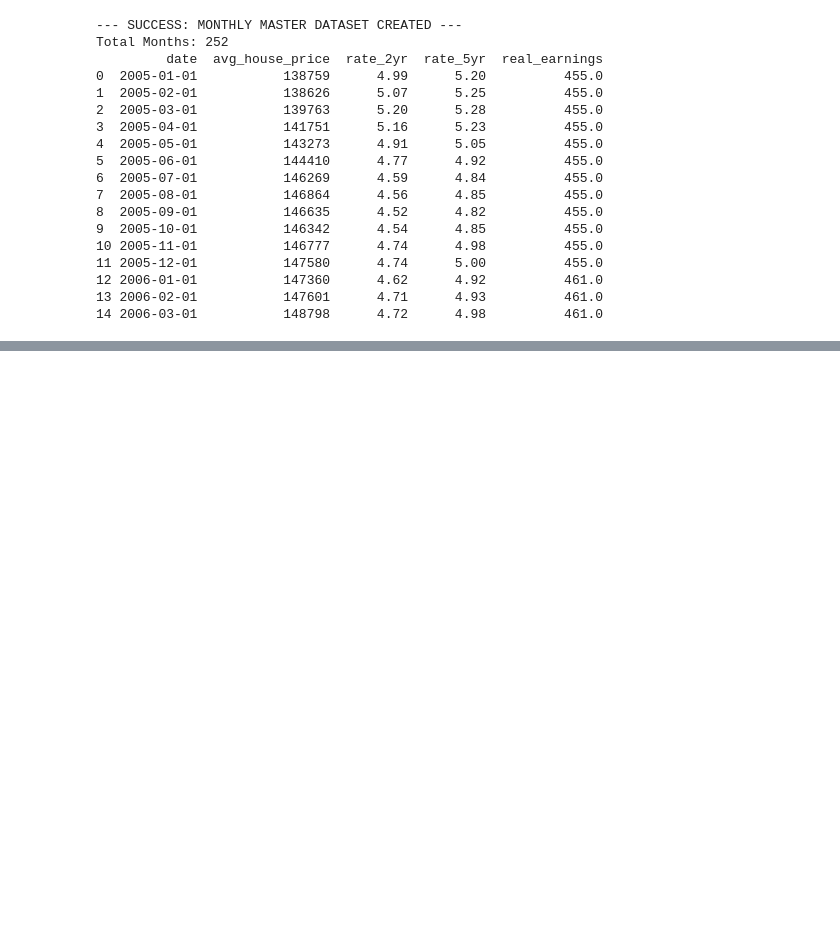
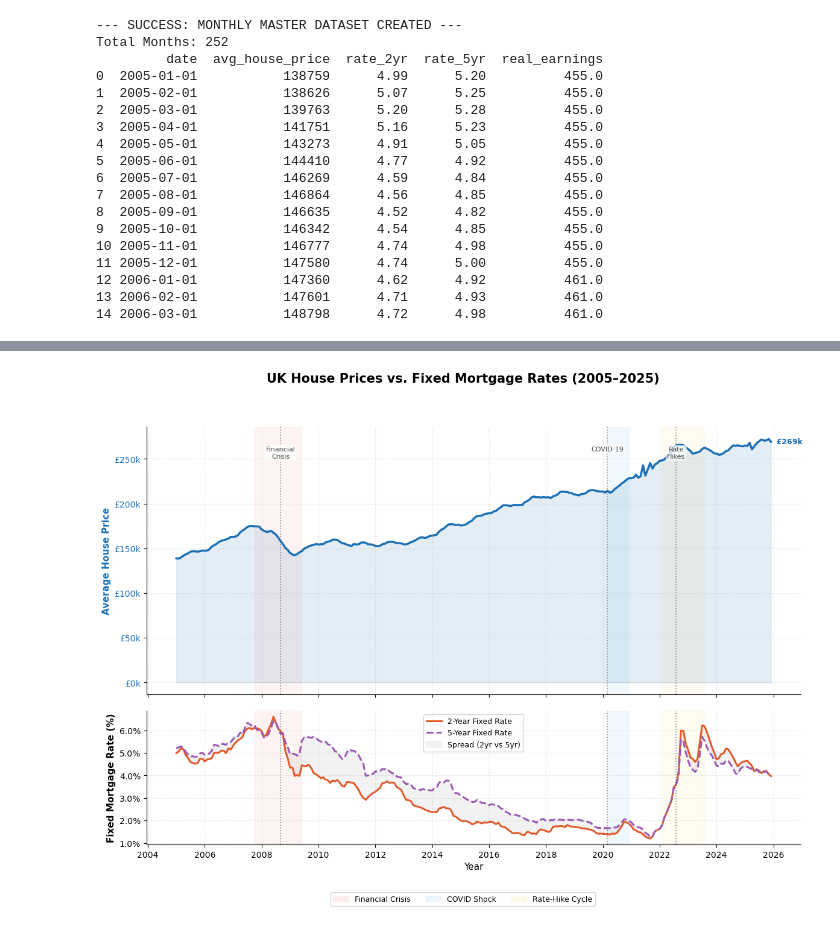
Before and after one commit to Nalyan-Beytula/Data-Science, a Jupyter notebook: UK_Housing_Prices_Mortgage_Affordability.ipynb, the cells around one changed output, grey strips where cells are left out. Saved outputs shown, nothing was run; the diff lists cells and outputs as text; code cells hidden in the pictures; blank space fills up the shorter version.

```diff
--- a/UK_Housing_Prices_Mortgage_Affordability.ipynb
+++ b/UK_Housing_Prices_Mortgage_Affordability.ipynb
@@ -212,0 +198,80 @@ plt.show()
+# %%
+plt.rcParams.update({
+    'font.family': 'sans-serif',
+    'axes.spines.top': False,
+    'axes.spines.right': False,
+    'axes.grid': True,
+    'grid.alpha': 0.25,
+    'grid.linestyle': '--',
+})
+
+COLOR_PRICE = '#1a6fb5'
+COLOR_2YR   = '#e05a2b'
+COLOR_5YR   = '#9b59b6'
+
+fig, (ax_top, ax_bot) = plt.subplots(
+    2, 1, figsize=(14, 9),
+    gridspec_kw={'height_ratios': [2, 1], 'hspace': 0.08},
+    sharex=True
+)
+
+shock_bands = [
+    ('2007-10-01', '2009-06-01', '#fdecea'),
+    ('2020-03-01', '2020-12-01', '#e8f4fd'),
+    ('2022-02-01', '2023-08-01', '#fef9e7'),
+]
+for start, end, col in shock_bands:
+    for ax in (ax_top, ax_bot):
+        ax.axvspan(pd.to_datetime(start), pd.to_datetime(end), color=col, alpha=0.6, zorder=0)
+
+ax_top.fill_between(master_data['date'], master_data['avg_house_price'], alpha=0.12, color=COLOR_PRICE)
+ax_top.plot(master_data['date'], master_data['avg_house_price'],
+            color=COLOR_PRICE, linewidth=2.5, label='Avg House Price')
+ax_top.yaxis.set_major_formatter(plt.FuncFormatter(lambda x, _: f'£{x/1000:.0f}k'))
+ax_top.set_ylabel('Average House Price', fontsize=11, fontweight='bold', color=COLOR_PRICE)
+ax_top.tick_params(axis='y', labelcolor=COLOR_PRICE)
+
+last = master_data.iloc[-1]
+ax_top.annotate(f"  £{last['avg_house_price']/1000:.0f}k",
+                xy=(last['date'], last['avg_house_price']),
+                fontsize=9, color=COLOR_PRICE, va='center', fontweight='bold')
+
+events = {'2008-09-01': 'Financial\nCrisis', '2020-03-01': 'COVID-19', '2022-08-01': 'Rate\nHikes'}
+for date_str, label in events.items():
+    ed = pd.to_datetime(date_str)
+    ax_top.axvline(ed, color='#444', linestyle=':', linewidth=1.2, alpha=0.6)
+    ax_top.text(ed, master_data['avg_house_price'].max() * 0.97, label,
+                fontsize=8, color='#444', ha='center', va='top',
+                bbox=dict(boxstyle='round,pad=0.2', fc='white', ec='none', alpha=0.7))
+
+ax_bot.plot(master_data['date'], master_data['rate_2yr'],
+            color=COLOR_2YR, linewidth=2.2, label='2-Year Fixed Rate')
+ax_bot.plot(master_data['date'], master_data['rate_5yr'],
+            color=COLOR_5YR, linewidth=2.2, linestyle='--', label='5-Year Fixed Rate')
+ax_bot.fill_between(master_data['date'], master_data['rate_2yr'], master_data['rate_5yr'],
+                    alpha=0.10, color='gray', label='Spread (2yr vs 5yr)')
+ax_bot.yaxis.set_major_formatter(plt.FuncFormatter(lambda x, _: f'{x:.1f}%'))
+ax_bot.set_ylabel('Fixed Mortgage Rate (%)', fontsize=11, fontweight='bold')
+ax_bot.set_xlabel('Year', fontsize=11)
+ax_bot.legend(loc='upper center', frameon=True, fontsize=9)
+
+for date_str in events:
+    ax_bot.axvline(pd.to_datetime(date_str), color='#444', linestyle=':', linewidth=1.2, alpha=0.6)
+
+ax_bot.xaxis.set_major_locator(mdates.YearLocator(2))
+ax_bot.xaxis.set_major_formatter(mdates.DateFormatter('%Y'))
+
+band_patches = [
+    mpatches.Patch(color='#fdecea', alpha=0.8, label='Financial Crisis'),
+    mpatches.Patch(color='#e8f4fd', alpha=0.8, label='COVID Shock'),
+    mpatches.Patch(color='#fef9e7', alpha=0.8, label='Rate-Hike Cycle'),
+]
+fig.legend(handles=band_patches, loc='lower center', ncol=3,
+           fontsize=9, frameon=True, bbox_to_anchor=(0.5, -0.01))
+
+fig.suptitle('UK House Prices vs. Fixed Mortgage Rates (2005–2025)',
+             fontsize=15, fontweight='bold')
+plt.tight_layout()
+plt.show()
+# %% [output]
+[figure, added]
```
Also changed, not shown: parts of 24 cells of this notebook.
